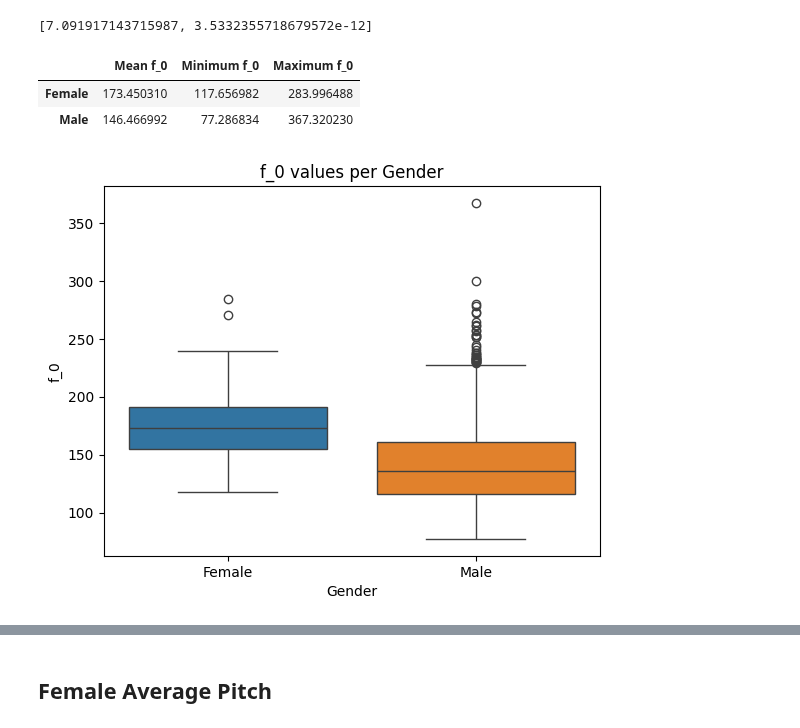
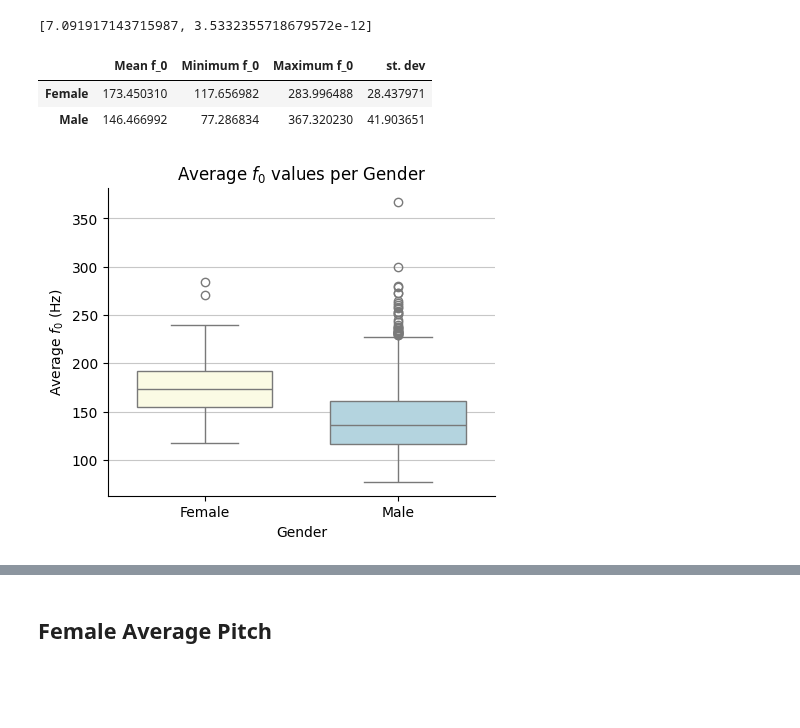
Before and after one commit to sophiak12/Individual_Project, a Jupyter notebook: src/audioCorrelations.ipynb, the cells around one changed output, grey strips where cells are left out. Drawn from its saved outputs; the diff is of its cells as text; code cells hidden in the pictures; blank space fills up the shorter version.

```diff
--- a/src/audioCorrelations.ipynb
+++ b/src/audioCorrelations.ipynb
@@ -53,20 +55,24 @@ print(result)
 # %% [output]
 [7.091917143715987, 3.5332355718679572e-12]
 # %%
-data = [[femaleOnlyAv['pitchAverage'].mean(), femaleOnlyAv['pitchAverage'].min(), femaleOnlyAv['pitchAverage'].max()], [maleOnlyAv['pitchAverage'].mean(), maleOnlyAv['pitchAverage'].min(), maleOnlyAv['pitchAverage'].max()]]
-dfPitchInfo = pd.DataFrame(data, columns=['Mean f_0', 'Minimum f_0', 'Maximum f_0'], index=['Female', 'Male'])
+data = [[femaleOnlyAv['pitchAverage'].mean(), femaleOnlyAv['pitchAverage'].min(), femaleOnlyAv['pitchAverage'].max(), np.std(femaleOnlyAv['pitchAverage'])], [maleOnlyAv['pitchAverage'].mean(), maleOnlyAv['pitchAverage'].min(), maleOnlyAv['pitchAverage'].max(), np.std(maleOnlyAv['pitchAverage'])]]
+dfPitchInfo = pd.DataFrame(data, columns=['Mean f_0', 'Minimum f_0', 'Maximum f_0', 'st. dev'], index=['Female', 'Male'])
 dfPitchInfo
 # %% [output]
-|  | Mean f_0 | Minimum f_0 | Maximum f_0 |
-| Female | 173.450310 | 117.656982 | 283.996488 |
-| Male | 146.466992 | 77.286834 | 367.320230 |
+|  | Mean f_0 | Minimum f_0 | Maximum f_0 | st. dev |
+| Female | 173.450310 | 117.656982 | 283.996488 | 28.437971 |
+| Male | 146.466992 | 77.286834 | 367.320230 | 41.903651 |
 # %%
 labels = ['Female'] * len(femaleOnlyAv['pitchAverage']) + ['Male'] * len(maleOnlyAv['pitchAverage'])
 df = np.concatenate((femaleOnlyAv['pitchAverage'],maleOnlyAv['pitchAverage']),axis=0)
 df = pd.DataFrame({'f_0': df, 'Gender' : labels})
-box = sns.boxplot(x='Gender', y='f_0', hue='Gender', data=df, legend=False)
-plt.title('f_0 values per Gender')
+plt.figure(figsize=(5, 4))
+box = sns.boxplot(x='Gender', y='f_0', hue='Gender', data=df, legend=False, width=0.7, palette=['lightyellow','lightblue'])
+plt.title(r'Average $f_0$ values per Gender')
+plt.ylabel(r'Average $f_0$ (Hz)')
+plt.grid(axis='y', alpha=0.7)
+sns.despine()
 plt.show()
 # %% [output]
-[figure, old version]
+[figure, new version]
 # %%
```
Also changed, not shown: parts of 5 cells of this notebook, 4 other files.
